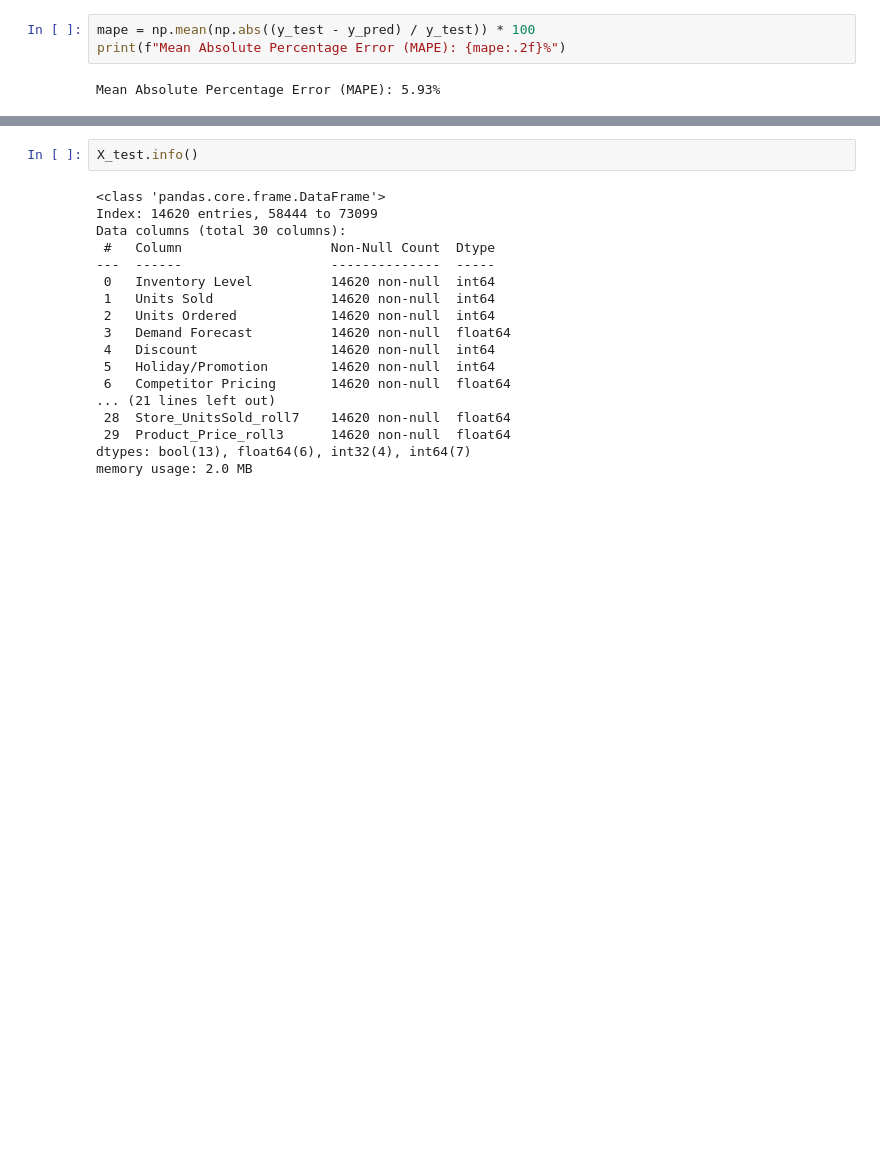
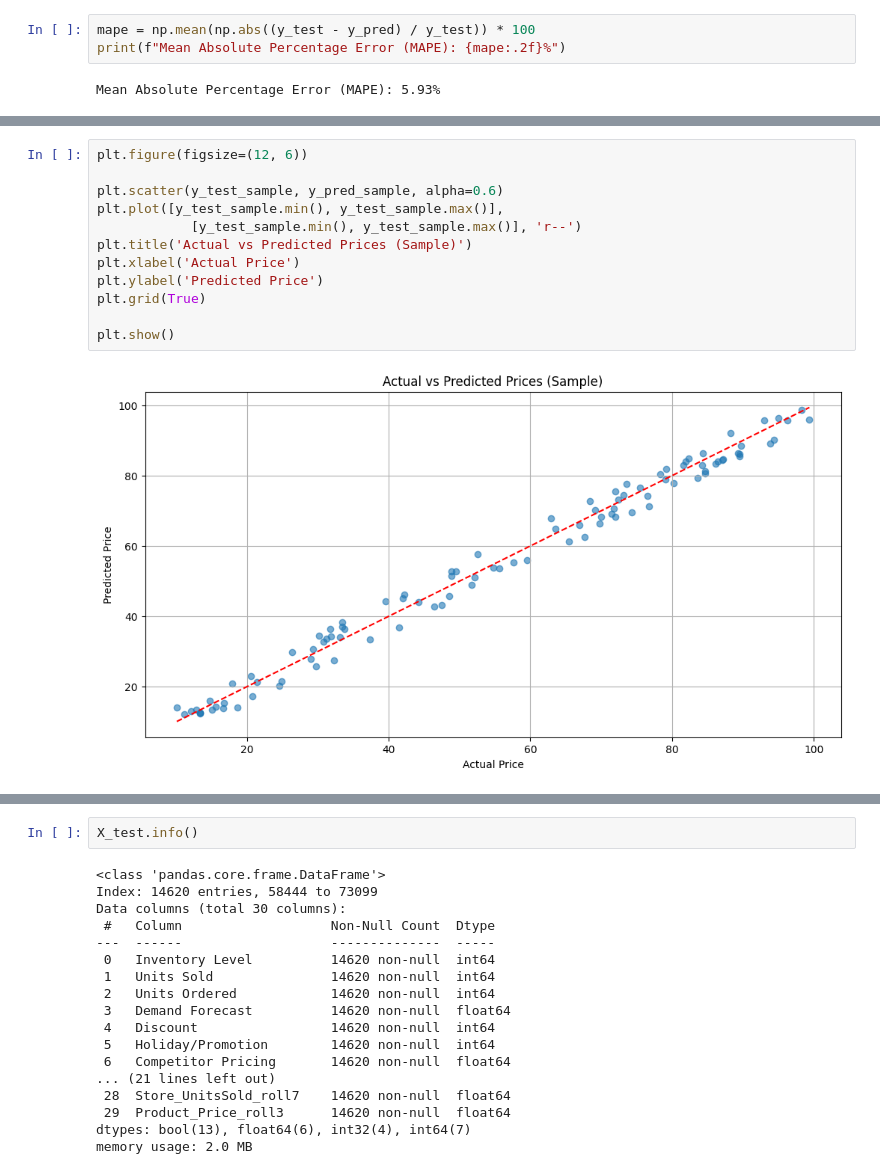
Before and after one commit to andrejpanev8/vnp-project, a Jupyter notebook: DynamicPrices.ipynb, the cells around one changed output, grey strips where cells are left out. Cells and saved outputs as stored; diff of their text form; blank space fills up the shorter version.

```diff
--- a/DynamicPrices.ipynb
+++ b/DynamicPrices.ipynb
@@ -372 +380,15 @@ Mean Absolute Percentage Error (MAPE): 5.93%
+# %%
+plt.figure(figsize=(12, 6))
+
+plt.scatter(y_test_sample, y_pred_sample, alpha=0.6)
+plt.plot([y_test_sample.min(), y_test_sample.max()],
+            [y_test_sample.min(), y_test_sample.max()], 'r--')
+plt.title('Actual vs Predicted Prices (Sample)')
+plt.xlabel('Actual Price')
+plt.ylabel('Predicted Price')
+plt.grid(True)
+
+plt.show()
+# %% [output]
+[figure, added]
 # %%
```
Also changed, not shown: parts of 7 cells of this notebook.
